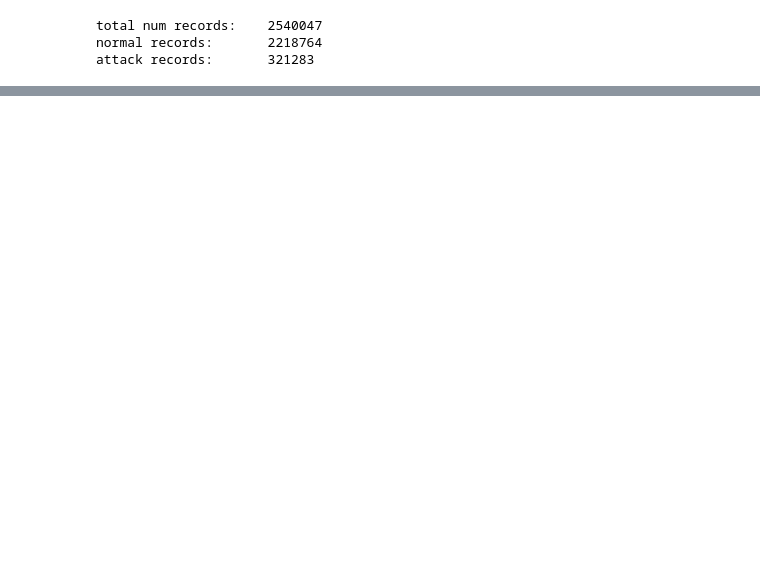
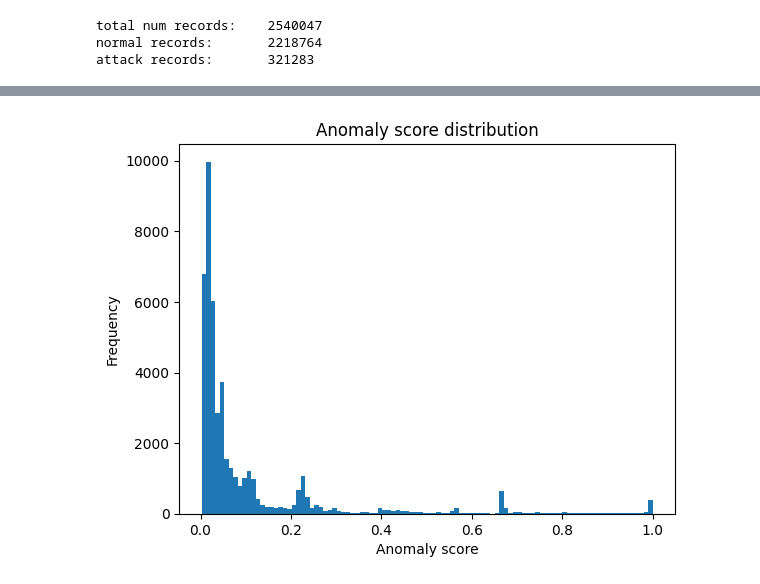
Before and after one commit to Szymon-Winiecki/network-anomaly-detection-research, a Jupyter notebook: code/dataset_test.ipynb, the cells around one changed output, grey strips where cells are left out. Cells and saved outputs as stored; diff of their text form; code cells hidden in the pictures; blank space fills up the shorter version.

Commit message:
update test notebooks

```diff
--- a/code/dataset_test.ipynb
+++ b/code/dataset_test.ipynb
@@ -75,4 +163,4 @@ train_dataset, val_dataset, test_dataset = split_UNSWNB15Dataset(
 # %%
-train_loader = DataLoader(train_dataset, batch_size=1024, shuffle=True, num_workers=11, persistent_workers=True)
-val_loader = DataLoader(val_dataset, batch_size=1024, shuffle=False, num_workers=11, persistent_workers=True)
-test_loader = DataLoader(test_dataset, batch_size=1024, shuffle=False, num_workers=11, persistent_workers=True)
+KDDCUP99_train_loader = DataLoader(KDDCUP99_train_dataset, batch_size=1024, shuffle=True, num_workers=11, persistent_workers=True)
+KDDCUP99_val_loader = DataLoader(KDDCUP99_val_dataset, batch_size=1024, shuffle=False, num_workers=11, persistent_workers=True)
+KDDCUP99_test_loader = DataLoader(KDDCUP99_test_dataset, batch_size=1024, shuffle=False, num_workers=11, persistent_workers=True)
@@ -79,5 +175,5 @@ test_loader = DataLoader(test_dataset, batch_size=1024, shuffle=False, num_worke
 # %%
-for x, y, attack_cat in test_loader:
+for x, y, attack_cat in KDDCUP99_train_loader:
     print(x)
     print(y)
     print(attack_cat)
@@ -272,0 +286,2 @@ metrics
+# %%
+model = IStandardAE.load("../saved_models/IStandardAE/UNSWNB15_IStandardAE_v1.ckpt")
@@ -272,0 +531,32 @@ metrics
+# %%
+import matplotlib.pyplot as plt
+from pathlib import Path
+
+def plot_anomaly_score_ditribution(model, dataloader, save_path=None):
+
+    model_mode = model.training
+    model.eval()
+    scores = []
+    with torch.no_grad():
+        for x, y, attack_cat in dataloader:
+            socre = model.predict_anomaly_score(x)
+            scores.append(socre.cpu().numpy())
+    scores = np.concatenate(scores)
+
+    model.train(model_mode)
+
+    plt.hist(scores, bins=100)
+    plt.xlabel("Anomaly score")
+    plt.ylabel("Frequency")
+    plt.title("Anomaly score distribution")
+
+    if save_path is not None:
+        save_path = Path(save_path)
+        save_path.parent.mkdir(parents=True, exist_ok=True)
+        plt.savefig(save_path)
+
+    plt.show()
+# %%
+plot_anomaly_score_ditribution(model, train_loader)
+# %% [output]
+[figure, added]
```
Also changed, not shown: parts of 30 cells of this notebook, 1 other file.
